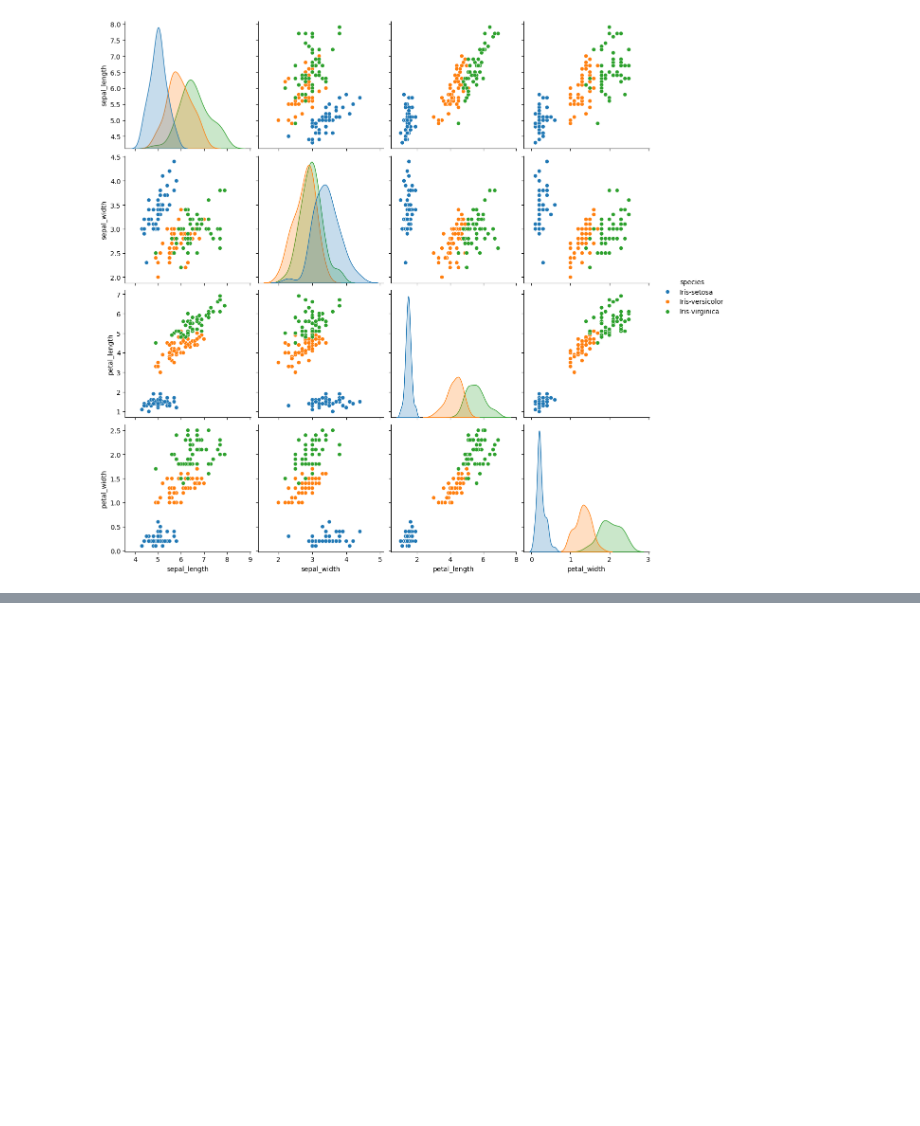
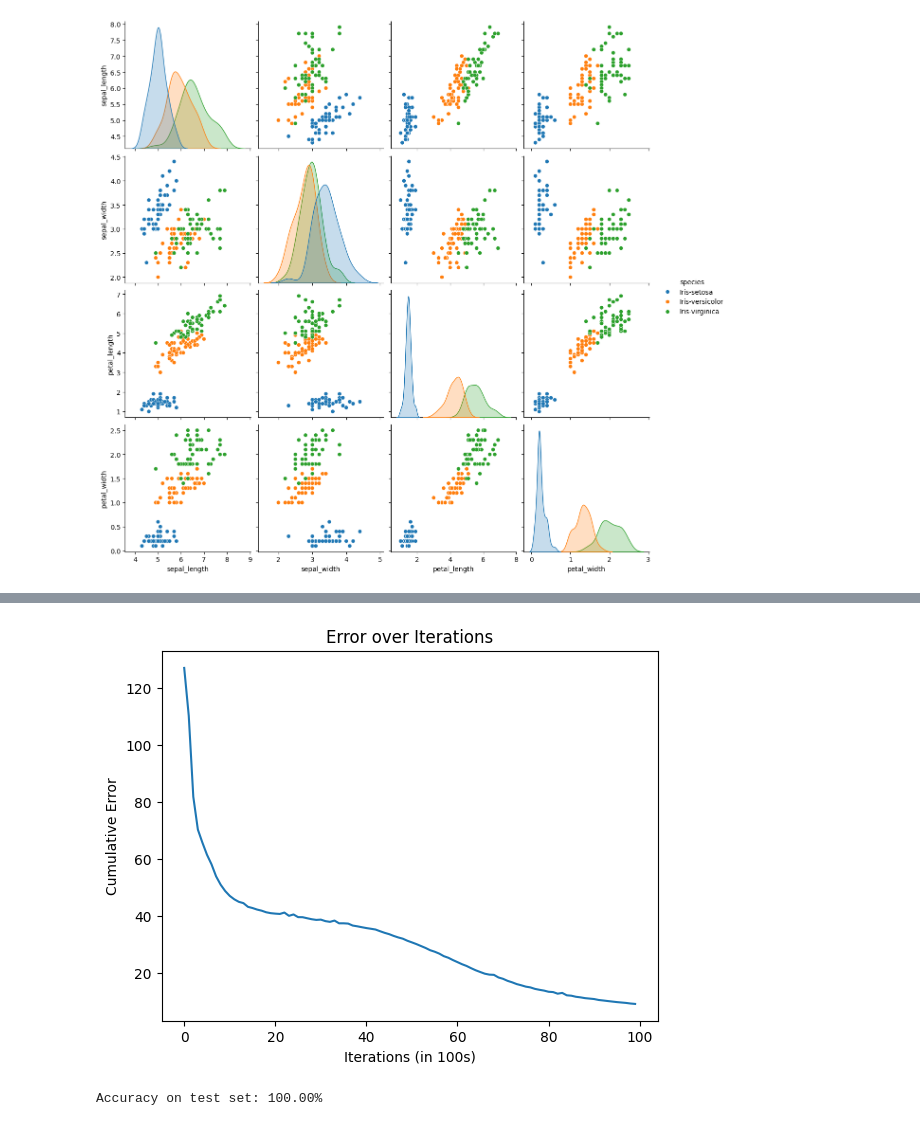
Before and after one commit to leechee/Iris-Flower-Classification-Tutorial, a Jupyter notebook: iris_classification.ipynb, the cells around one changed output, grey strips where cells are left out. Drawn from its saved outputs; the diff is of its cells as text; code cells hidden in the pictures; blank space fills up the shorter version.

```diff
--- a/iris_classification.ipynb
+++ b/iris_classification.ipynb
@@ -96,0 +209,32 @@ plt.show()
+# %%
+# Initialize neural network
+n_input = 4
+n_hidden = 2
+n_outputs = 3
+learning_rate = 0.1
+neural_network = NeuralNetwork(n_input=n_input, n_hidden=n_hidden, n_outputs=n_outputs, learning_rate=learning_rate)
+# %%
+# Train neural network
+epoch = 10000
+errors = neural_network.train(X_train, y_train, epoch)
+# %%
+# Plot error over iterations
+plt.plot(errors)
+plt.xlabel("Iterations (in 100s)")
+plt.ylabel("Cumulative Error")
+plt.title("Error over Iterations")
+plt.show()
+# %% [output]
+[figure, added]
+# %%
+# Evaluate neural network on test set
+y_pred = []
+for i in range(len(X_test)):
+    prediction = neural_network.make_prediction(X_test[i])
+    y_pred.append(np.argmax(prediction))
+
+y_test_labels = np.argmax(y_test, axis=1)
+accuracy = accuracy_score(y_test_labels, y_pred)
+print(f"Accuracy on test set: {accuracy * 100:.2f}%")
+# %% [output]
+Accuracy on test set: 100.00%
```
Also changed, not shown: parts of 11 cells of this notebook, 3 other files.
